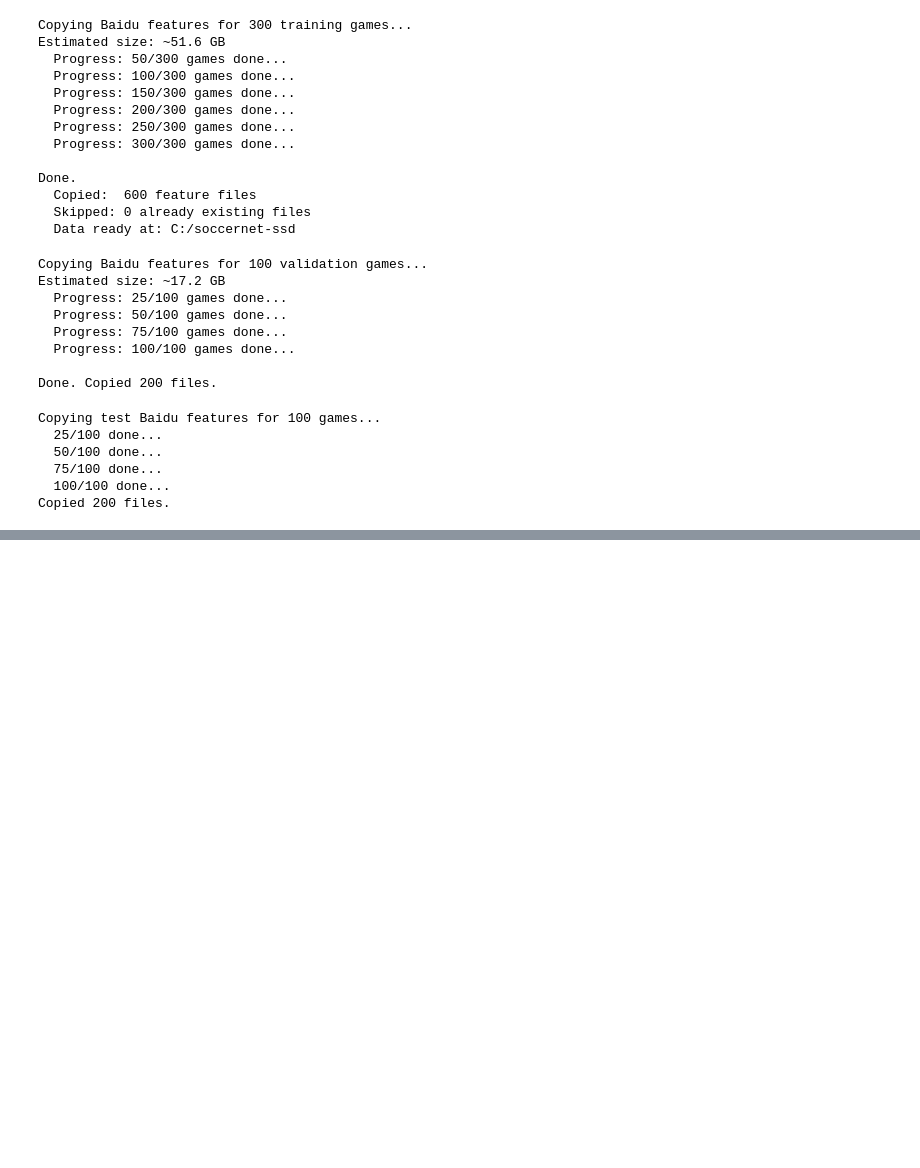
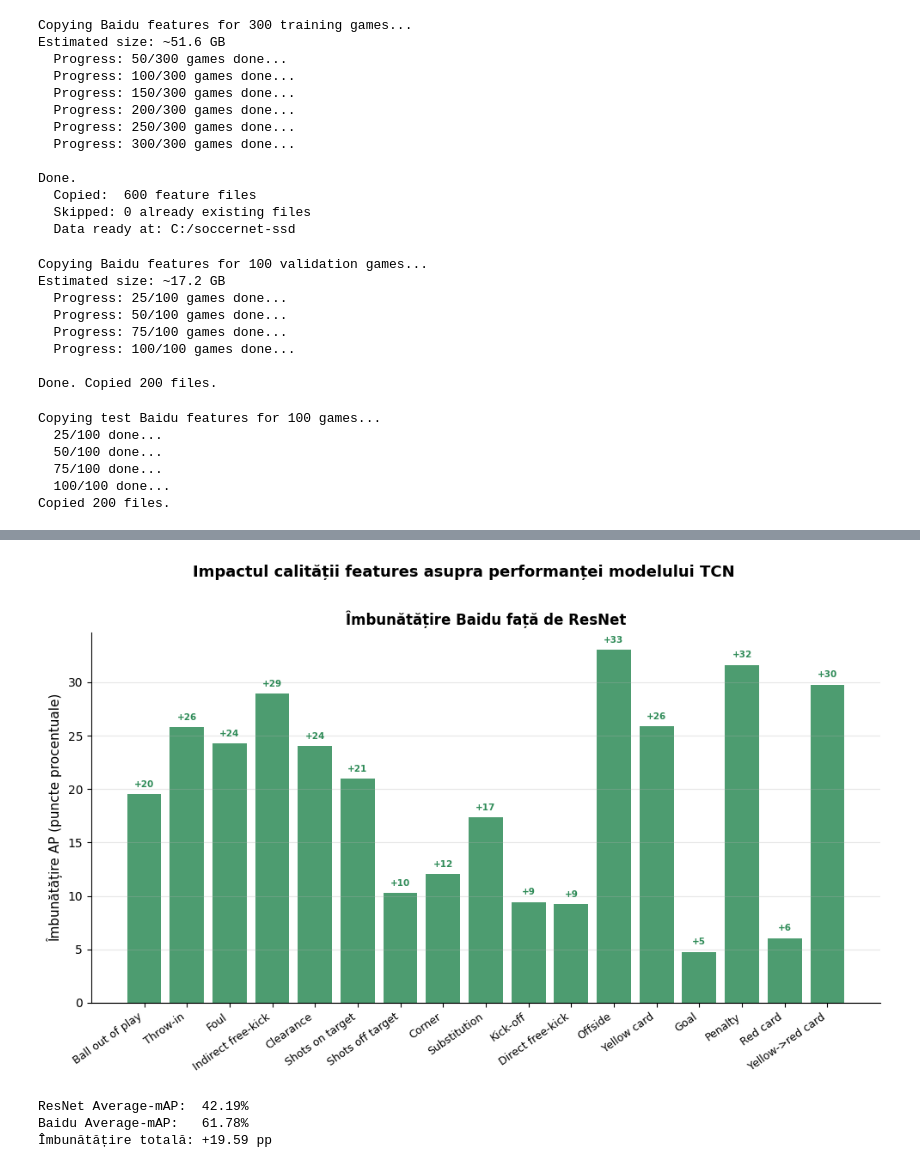
Before and after one commit to Mihai-Avr/soccernet-action-spotting, a Jupyter notebook: notebooks/exploration.ipynb, the cells around one changed output, grey strips where cells are left out. Cells and saved outputs as stored; diff of their text form; code cells hidden in the pictures; blank space fills up the shorter version.

```diff
--- a/notebooks/exploration.ipynb
+++ b/notebooks/exploration.ipynb
@@ -1305,0 +1374,65 @@ Background                    0.9515      449,570
+# %%
+import sys
+sys.path.append("../src")
+
+import numpy as np
+import matplotlib.pyplot as plt
+from dataset import IDX_TO_CLASS, SELECTED_CLASSES
+
+baidu = np.load("../results/tcn_baidu_pretrained_map_results.npy",
+                allow_pickle=True).item()
+resnet = np.load("../results/tcn_resnet_pretrained_map_results.npy",
+                 allow_pickle=True).item()
+
+class_names = [IDX_TO_CLASS.get(i, "Background") for i in range(len(SELECTED_CLASSES))]
+
+baidu_aps = []
+resnet_aps = []
+
+for cls_idx in range(len(class_names)):
+    b_aps = list(baidu["ap_per_class_per_tolerance"][cls_idx].values())
+    r_aps = list(resnet["ap_per_class_per_tolerance"][cls_idx].values())
+    baidu_aps.append(np.mean(b_aps) * 100 if b_aps else 0.0)
+    resnet_aps.append(np.mean(r_aps) * 100 if r_aps else 0.0)
+
+improvements = [b - r for b, r in zip(baidu_aps, resnet_aps)]
+
+# Changed from plt.subplots(1, 2, figsize=(16, 6)) to a single plot layout
+fig, ax = plt.subplots(figsize=(10, 6))
+
+x = np.arange(len(class_names))
+
+colors = ["#2E8B57" if v >= 0 else "#CC3333" for v in improvements]
+bars = ax.bar(x, improvements, color=colors, alpha=0.85)
+ax.axhline(y=0, color="black", linewidth=0.8)
+ax.set_xticks(x)
+ax.set_xticklabels(class_names, rotation=35, ha="right", fontsize=9)
+ax.set_ylabel("Îmbunătățire AP (puncte procentuale)", fontsize=11)
+ax.set_title("Îmbunătățire Baidu față de ResNet", fontsize=12, fontweight="bold")
+ax.grid(axis="y", alpha=0.3)
+ax.spines["top"].set_visible(False)
+ax.spines["right"].set_visible(False)
+
+for bar, val in zip(bars, improvements):
+    ypos = bar.get_height() + 0.5 if val >= 0 else bar.get_height() - 2.5
+    ax.text(bar.get_x() + bar.get_width()/2, ypos,
+             f"+{val:.0f}" if val >= 0 else f"{val:.0f}",
+             ha="center", va="bottom", fontsize=7.5,
+             color="#2E8B57" if val >= 0 else "#CC3333",
+             fontweight="bold")
+
+plt.suptitle("Impactul calității features asupra performanței modelului TCN",
+             fontsize=13, fontweight="bold", y=1.01)
+plt.tight_layout()
+plt.savefig("../results/figures/resnet_vs_baidu_per_class_ap.png",
+            dpi=150, bbox_inches="tight")
+plt.show()
+
+print(f"\nResNet Average-mAP:  {resnet['average_map']*100:.2f}%")
+print(f"Baidu Average-mAP:   {baidu['average_map']*100:.2f}%")
+print(f"Îmbunătățire totală: +{(baidu['average_map'] - resnet['average_map'])*100:.2f} pp")
+# %% [output]
+[figure, added]
+ResNet Average-mAP:  42.19%
+Baidu Average-mAP:   61.78%
+Îmbunătățire totală: +19.59 pp
```
Also changed, not shown: parts of 7 cells of this notebook, 18 other files.
